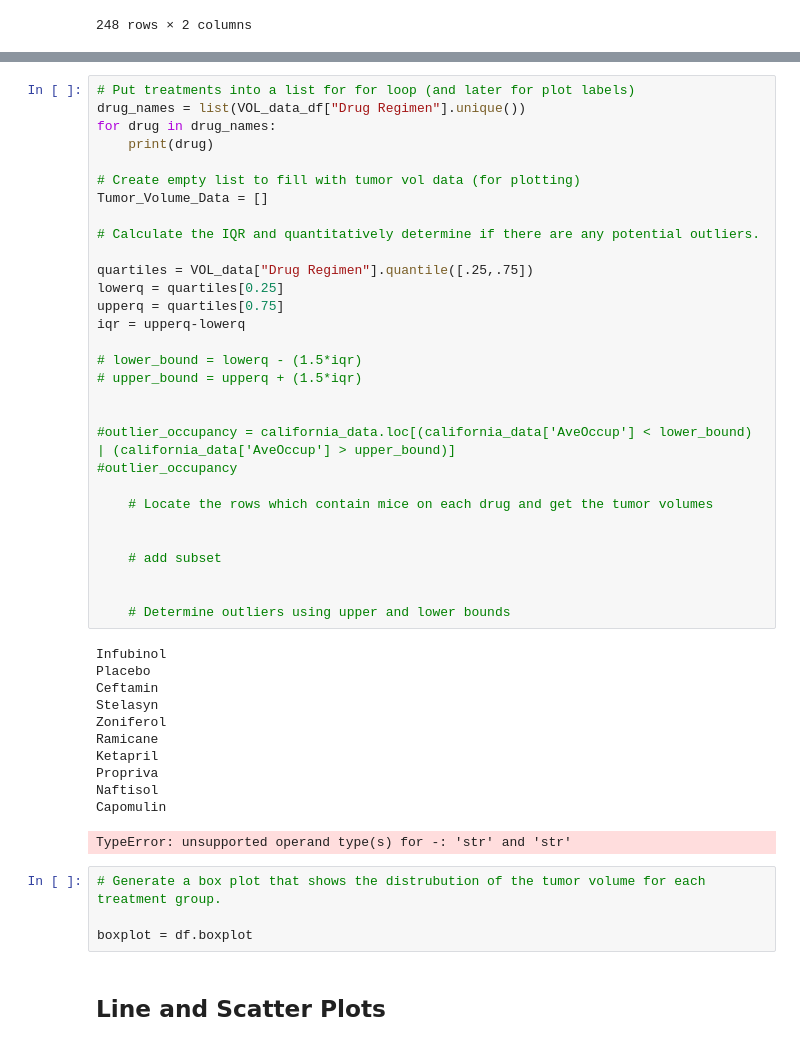
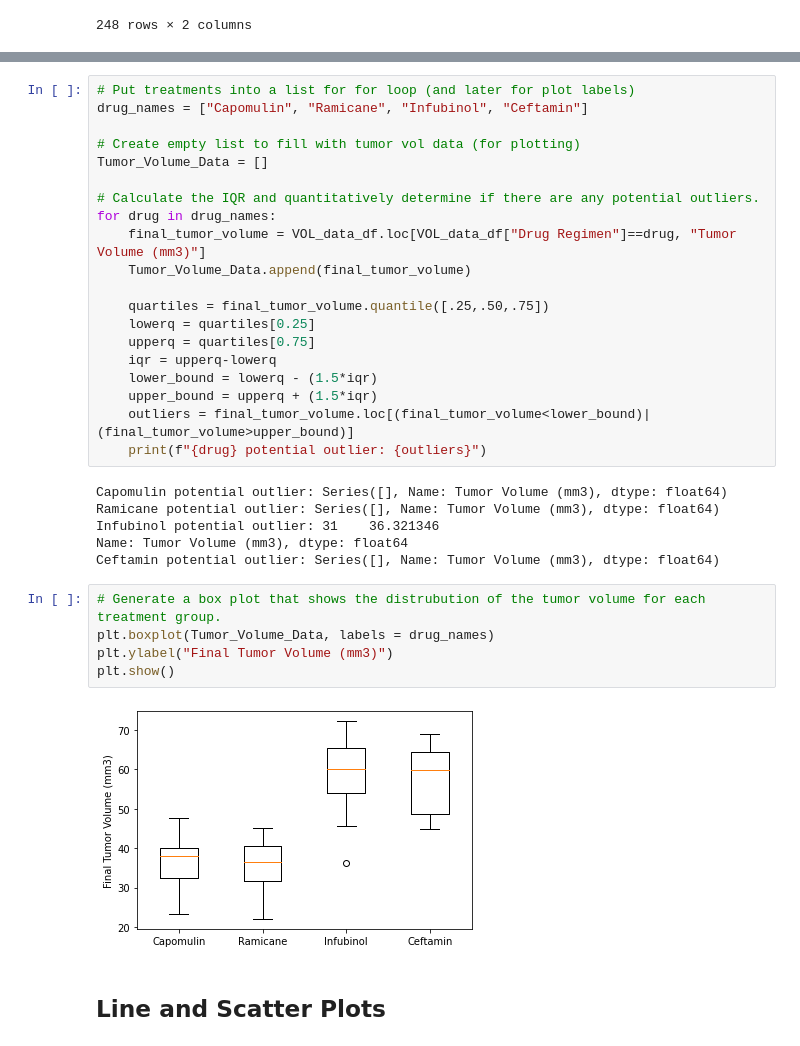
Before and after one commit to LibertyHeise/Pharma-Regimen-Analysis_matplotlib, a Jupyter notebook: pymaceuticalsLH.ipynb, the cells around one changed output, grey strips where cells are left out. Saved outputs shown, nothing was run; the diff lists cells and outputs as text.

```diff
--- a/pymaceuticalsLH.ipynb
+++ b/pymaceuticalsLH.ipynb
@@ -312,48 +293,35 @@ Name: Tumor Volume (mm3), dtype: float64
 # %%
 # Put treatments into a list for for loop (and later for plot labels)
-drug_names = list(VOL_data_df["Drug Regimen"].unique())
-for drug in drug_names:
-    print(drug)
+drug_names = ["Capomulin", "Ramicane", "Infubinol", "Ceftamin"]
 
 # Create empty list to fill with tumor vol data (for plotting)
 Tumor_Volume_Data = []
 
 # Calculate the IQR and quantitatively determine if there are any potential outliers.
+for drug in drug_names:
+    final_tumor_volume = VOL_data_df.loc[VOL_data_df["Drug Regimen"]==drug, "Tumor Volume (mm3)"]
+    Tumor_Volume_Data.append(final_tumor_volume)
 
-quartiles = VOL_data["Drug Regimen"].quantile([.25,.75])
-lowerq = quartiles[0.25]
-upperq = quartiles[0.75]
-iqr = upperq-lowerq
-
-# lower_bound = lowerq - (1.5*iqr)
-# upper_bound = upperq + (1.5*iqr)
-
-
-#outlier_occupancy = california_data.loc[(california_data['AveOccup'] < lower_bound) | (california_data['AveOccup'] > upper_bound)]
-#outlier_occupancy
-
-    # Locate the rows which contain mice on each drug and get the tumor volumes
-
-
-    # add subset
-
-
-    # Determine outliers using upper and lower bounds
+    quartiles = final_tumor_volume.quantile([.25,.50,.75])
+    lowerq = quartiles[0.25]
+    upperq = quartiles[0.75]
+    iqr = upperq-lowerq
+    lower_bound = lowerq - (1.5*iqr)
+    upper_bound = upperq + (1.5*iqr)
+    outliers = final_tumor_volume.loc[(final_tumor_volume<lower_bound)|(final_tumor_volume>upper_bound)]
+    print(f"{drug} potential outlier: {outliers}")
 # %% [output]
-Infubinol
-Placebo
-Ceftamin
-Stelasyn
-Zoniferol
-Ramicane
-Ketapril
-Propriva
-Naftisol
-Capomulin
+Capomulin potential outlier: Series([], Name: Tumor Volume (mm3), dtype: float64)
+Ramicane potential outlier: Series([], Name: Tumor Volume (mm3), dtype: float64)
+Infubinol potential outlier: 31    36.321346
+Name: Tumor Volume (mm3), dtype: float64
+Ceftamin potential outlier: Series([], Name: Tumor Volume (mm3), dtype: float64)
-TypeError: unsupported operand type(s) for -: 'str' and 'str'
 # %%
 # Generate a box plot that shows the distrubution of the tumor volume for each treatment group.
-
-boxplot = df.boxplot
+plt.boxplot(Tumor_Volume_Data, labels = drug_names)
+plt.ylabel("Final Tumor Volume (mm3)")
+plt.show()
+# %% [output]
+[figure, added]
 # %% [markdown]
 ## Line and Scatter Plots
```
Also changed, not shown: parts of 6 cells of this notebook.
